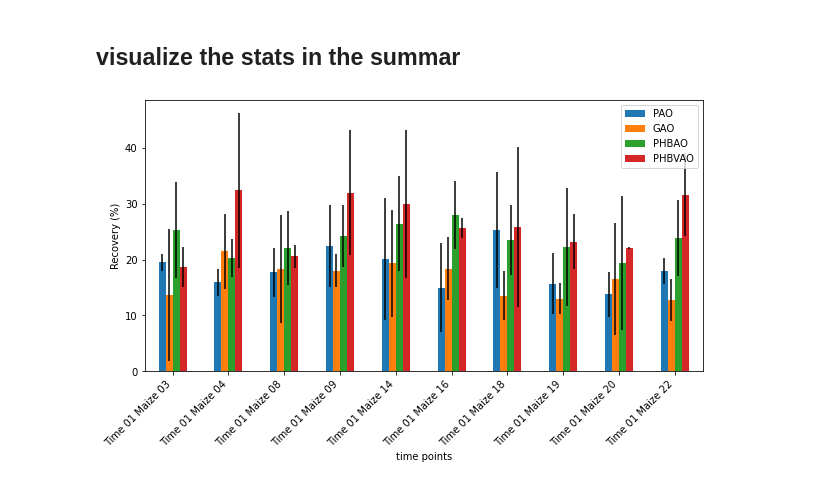
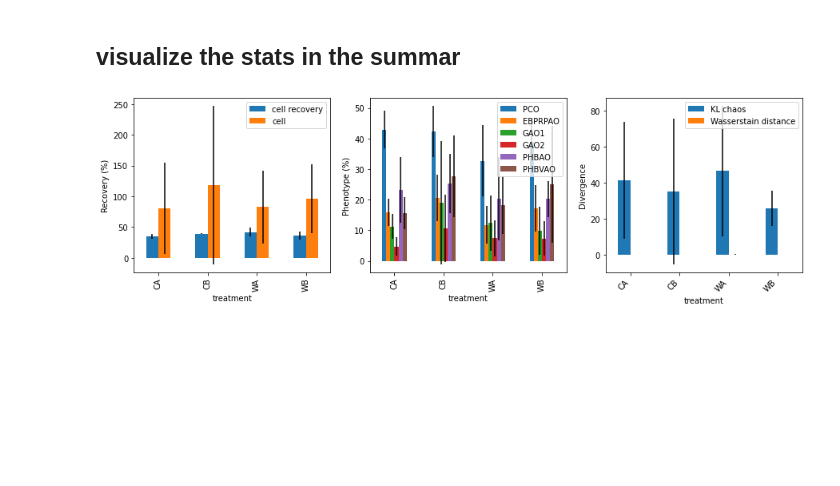
Before and after one commit to ZJLEOWANG3/PyMARBLE, a Jupyter notebook: example/Basic_Workflow.ipynb, the cells around one changed output. Saved outputs shown, nothing was run; the diff lists cells and outputs as text; code cells hidden in the pictures; blank space fills up the shorter version.

```diff
--- a/example/Basic_Workflow.ipynb
+++ b/example/Basic_Workflow.ipynb
@@ -62,9 +104,9 @@ def main(pathin,pathout,dataloop,metalevel,peakwindow):
 # %%
-# Data from CROPPS Summer Maize Rhizosphere
-imp.reload(Raman_preprocess)
-pathin = "/Users/zijianleowang/Downloads/CROPPS_Summer2022_Maize/Maize"
-peakwindow = np.arange(1,15)
-pathout = "/Users/zijianleowang/Downloads/CROPPS_Summer2022_Maize/Maize_out"
-metalevel = ['time points','repetitive']
-dataloop = len(metalevel) # pathin contains 1 layers of directory; 1st layers represents time points; end dir contains multiple txt files from LabSpec6
-summary = main(pathin,pathout,dataloop,metalevel,peakwindow=peakwindow)
+# # Data from CROPPS Summer Maize Rhizosphere
+# imp.reload(Raman_preprocess)
+# pathin = "/Users/zijianleowang/Downloads/CROPPS_Summer2022_Maize/Maize"
+# peakwindow = np.arange(1,15)
+# pathout = "/Users/zijianleowang/Downloads/CROPPS_Summer2022_Maize/Maize_out"
+# metalevel = ['time points','repetitive']
+# dataloop = len(metalevel) # pathin contains 1 layers of directory; 1st layers represents time points; end dir contains multiple txt files from LabSpec6
+# summary = main(pathin,pathout,dataloop,metalevel,peakwindow=peakwindow)
@@ -89,10 +113,10 @@ summary = main(pathin,pathout,dataloop,metalevel,peakwindow=peakwindow)
 # %%
-# Data from JRTP WWTPs with process techniques of PDNA
-pathin = "/Users/zijianleowang/Desktop/Projects_in_Cornell/CROPPS/Field Sampling/Yuan_WWTPs/JRTP Raman txt"
-pathout = "/Users/zijianleowang/Desktop/Projects_in_Cornell/CROPPS/Field Sampling/Yuan_WWTPs/JRTP Raman txt out"
-metalevel = ['treatments','time points','repetitive']
-dataloop = len(metalevel) # pathin contains 2 layers of directory; 1st layer denotes experimental conditions; 2nd layers represents time points; end dir contains multiple txt files from LabSpec6
-summary = main(pathin,pathout,dataloop,metalevel,np.arange(1,15))
+# # Data from JRTP WWTPs with process techniques of PDNA
+# pathin = "/Users/zijianleowang/Desktop/Projects_in_Cornell/CROPPS/Field Sampling/Yuan_WWTPs/JRTP Raman txt"
+# pathout = "/Users/zijianleowang/Desktop/Projects_in_Cornell/CROPPS/Field Sampling/Yuan_WWTPs/JRTP Raman txt out"
+# metalevel = ['treatments','time points','repetitive']
+# dataloop = len(metalevel) # pathin contains 2 layers of directory; 1st layer denotes experimental conditions; 2nd layers represents time points; end dir contains multiple txt files from LabSpec6
+# summary = main(pathin,pathout,dataloop,metalevel,np.arange(1,15))
 # %% [markdown]
 - [x] Basics: get one table, containing n drops with meta info, all spec & index of clean, peaks info & assigned molecules;
 
@@ -102,10 +126,14 @@ summary = main(pathin,pathout,dataloop,metalevel,np.arange(1,15))
 # %% [markdown]
 ## visualize the stats in the summar
 # %%
-pathin = "/Users/zijianleowang/Downloads/CROPPS_Summer2022_Maize/Maize_out/summary.xlsx"
-pathout = "/Users/zijianleowang/Downloads/CROPPS_Summer2022_Maize/Maize_out/summary.png"
-summary = pd.read_excel(pathin,index_col=0)
-fig, ax = Raman_plot.viz_summary(metalevel,summary,figsize=(10,5),droplabel=["cell recovery","cell"])
-fig.savefig(pathout,bbox_inches='tight')
+pathin_sum = os.path.join(pathout,"summary.xlsx")
+pathout_sum = pathin_sum.replace("summary.xlsx","summary.png")
+summary = pd.read_excel(pathin_sum,index_col=0)
+fig, ax = Raman_plot.viz_summary(metalevel[0],summary,figsize=(15,4),
+                                 plots=[["cell recovery","cell"],\
+                                        ["PCO","EBPRPAO","GAO1","GAO2","PHBAO","PHBVAO"],\
+                                        ["KL chaos","Wasserstain distance"]],\
+                                 labels=["Recovery (%)", "Phenotype (%)", "Divergence"])
+fig.savefig(pathout_sum,bbox_inches='tight')
 # %% [output]
-[figure, old version]
+[figure, new version]
```
Also changed, not shown: parts of 15 cells of this notebook, 7 other files.
